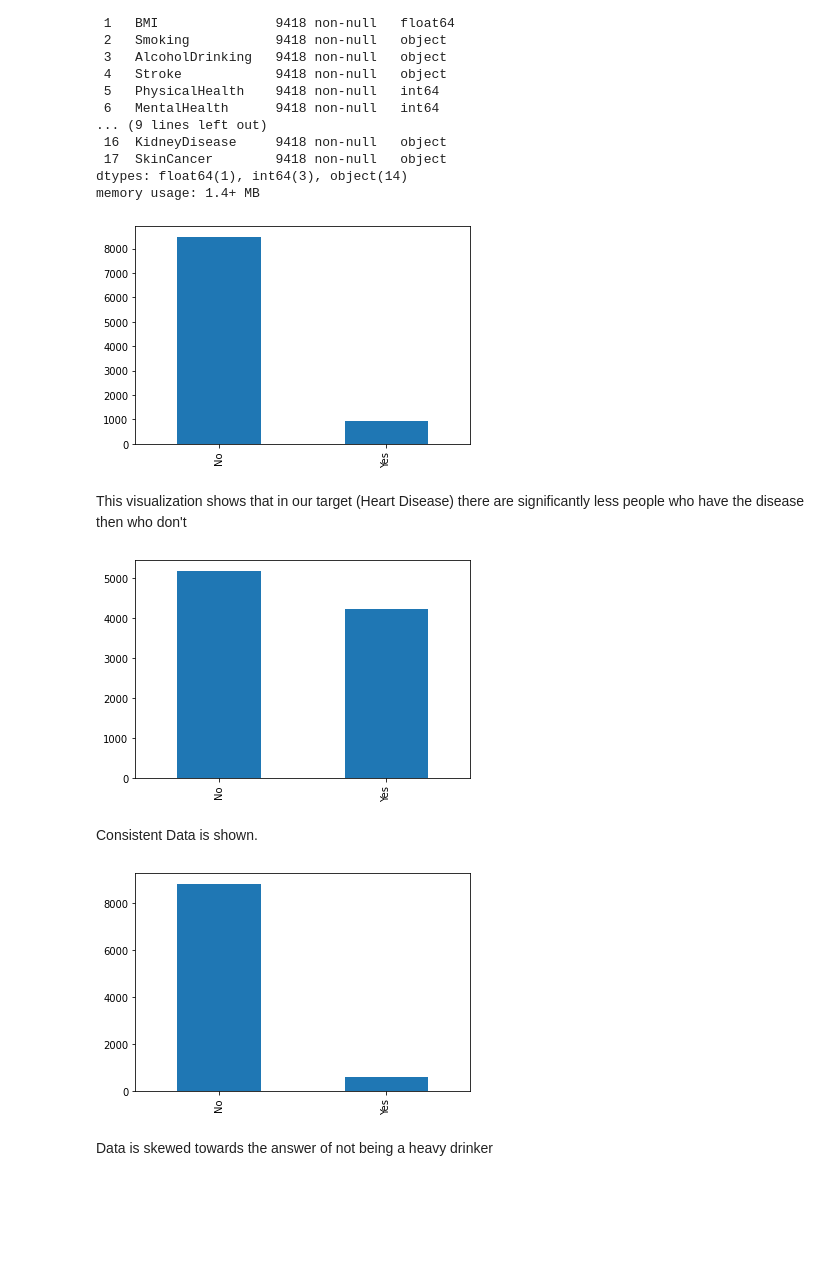
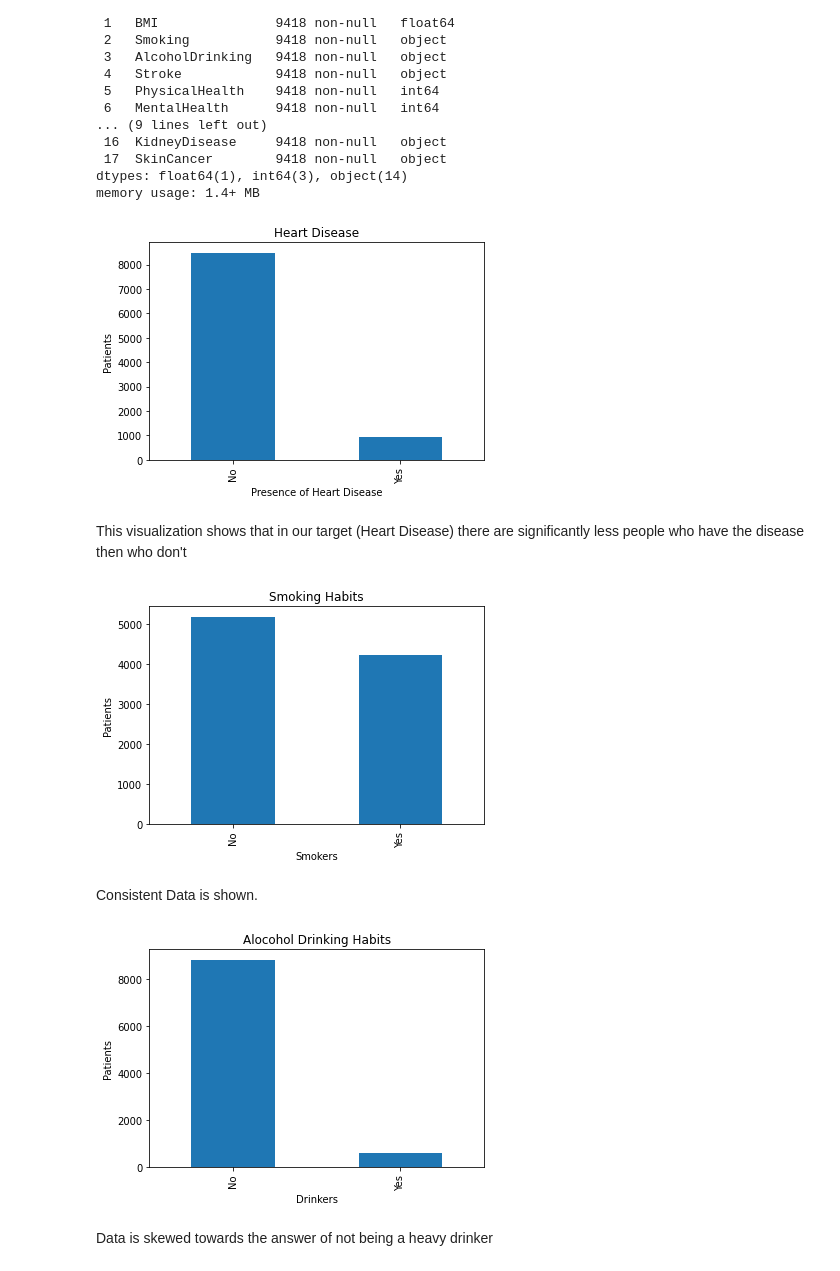
Before and after one commit to slagana8/Heart_Disease_Indicators, a Jupyter notebook: Indicators_of_Heart_Disease.ipynb, the cells around one changed output. Drawn from its saved outputs; the diff is of its cells as text; code cells hidden in the pictures; blank space fills up the shorter version.

```diff
--- a/Indicators_of_Heart_Disease.ipynb
+++ b/Indicators_of_Heart_Disease.ipynb
@@ -184,22 +201,32 @@ memory usage: 1.4+ MB
 # %%
 # Heart Disease (target)
 df["HeartDisease"].value_counts().plot(kind = "bar");
+plt.title("Heart Disease")
+plt.xlabel("Presence of Heart Disease")
+plt.ylabel("Patients")
+plt.savefig("Heart_Disease")
 # %% [output]
-[figure, old version]
+[figure, new version]
 # %% [markdown]
 This visualization shows that in our target (Heart Disease) there are significantly less people who have the disease then who don't
 # %%
 # Smoking (feature)
-df["Smoking"].value_counts().plot(kind = "bar");
+df["Smoking"].value_counts().plot(kind = "bar")
+plt.title("Smoking Habits")
+plt.xlabel("Smokers")
+plt.ylabel("Patients");
 # %% [output]
-[figure, old version]
+[figure, new version]
 # %% [markdown]
 Consistent Data is shown.
 # %%
 # Alcohol Drinking (feature)
-df["AlcoholDrinking"].value_counts().plot(kind = "bar");
+df["AlcoholDrinking"].value_counts().plot(kind = "bar")
+plt.title("Alocohol Drinking Habits")
+plt.xlabel("Drinkers")
+plt.ylabel("Patients");
 # %% [output]
-[figure, old version]
+[figure, new version]
 # %% [markdown]
 Data is skewed towards the answer of not being a heavy drinker
 # %%
```
Also changed, not shown: parts of 61 cells of this notebook.
